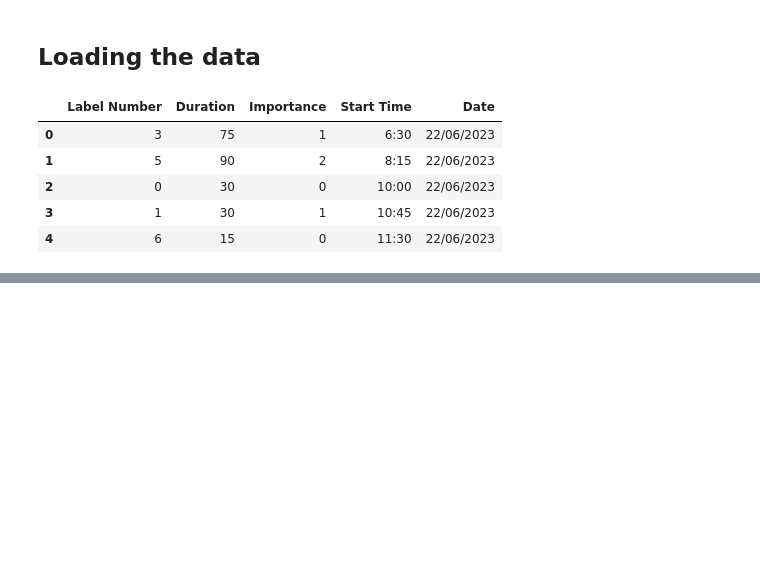
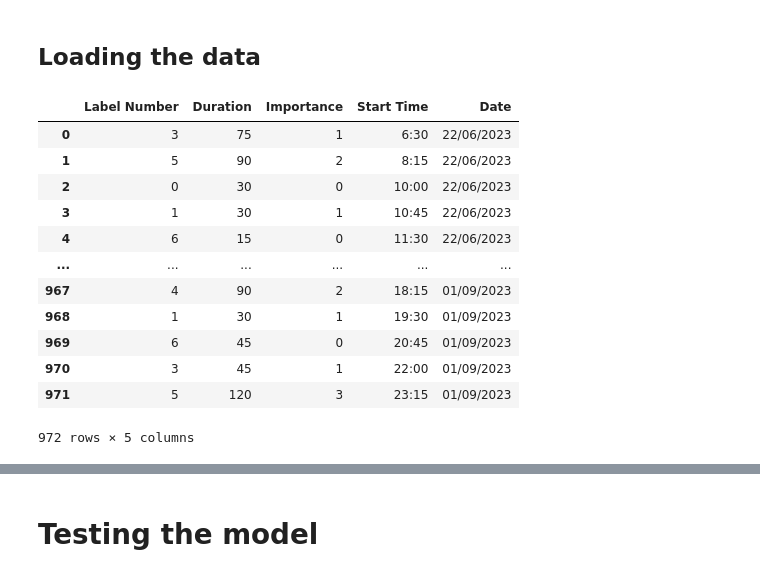
Before and after one commit to sofi12321/healthy-based-productivity, a Jupyter notebook: Model/model_test.ipynb, the cells around one changed output, grey strips where cells are left out. Cells and saved outputs as stored; diff of their text form; code cells hidden in the pictures; blank space fills up the shorter version.

Commit message:
Add test model (still not working yet)

```diff
--- a/Model/model_test.ipynb
+++ b/Model/model_test.ipynb
@@ -49,15 +50,22 @@ SC_LSTM = Model(in_features, out_features, n_layers).to(device)
 # %%
 from Data.Preprocessor import Preprocessor
 
 preproc = Preprocessor()
 
 data = pd.read_csv('../Data/schedule_v3.csv')
-data.head()
+data
 # %% [output]
 |  | Label Number | Duration | Importance | Start Time | Date |
 | 0 | 3 | 75 | 1 | 6:30 | 22/06/2023 |
 | 1 | 5 | 90 | 2 | 8:15 | 22/06/2023 |
 | 2 | 0 | 30 | 0 | 10:00 | 22/06/2023 |
 | 3 | 1 | 30 | 1 | 10:45 | 22/06/2023 |
 | 4 | 6 | 15 | 0 | 11:30 | 22/06/2023 |
+| ... | ... | ... | ... | ... | ... |
+| 967 | 4 | 90 | 2 | 18:15 | 01/09/2023 |
+| 968 | 1 | 30 | 1 | 19:30 | 01/09/2023 |
+| 969 | 6 | 45 | 0 | 20:45 | 01/09/2023 |
+| 970 | 3 | 45 | 1 | 22:00 | 01/09/2023 |
+| 971 | 5 | 120 | 3 | 23:15 | 01/09/2023 |
+972 rows × 5 columns
 # %%
@@ -78,0 +93,2 @@ preproc.preprocess(data)
+# %% [markdown]
+# Testing the model
```
Also changed, not shown: parts of 5 cells of this notebook, 2 other files.
